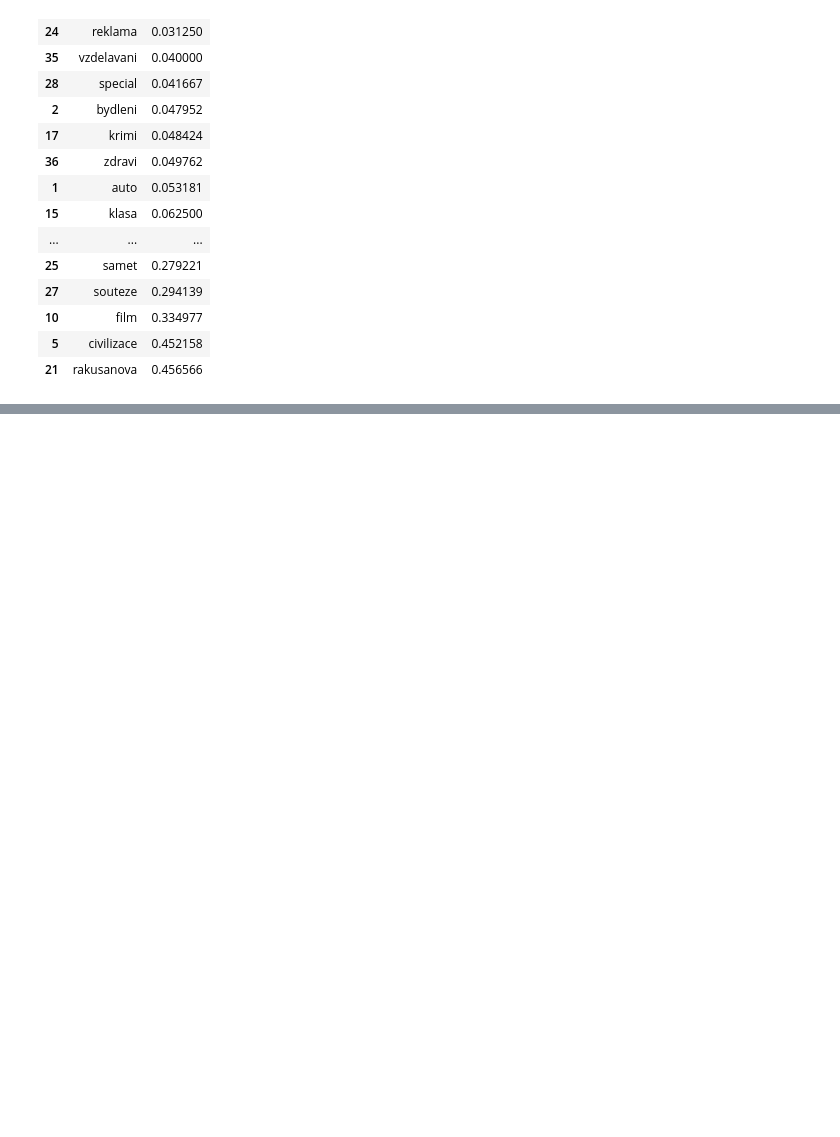
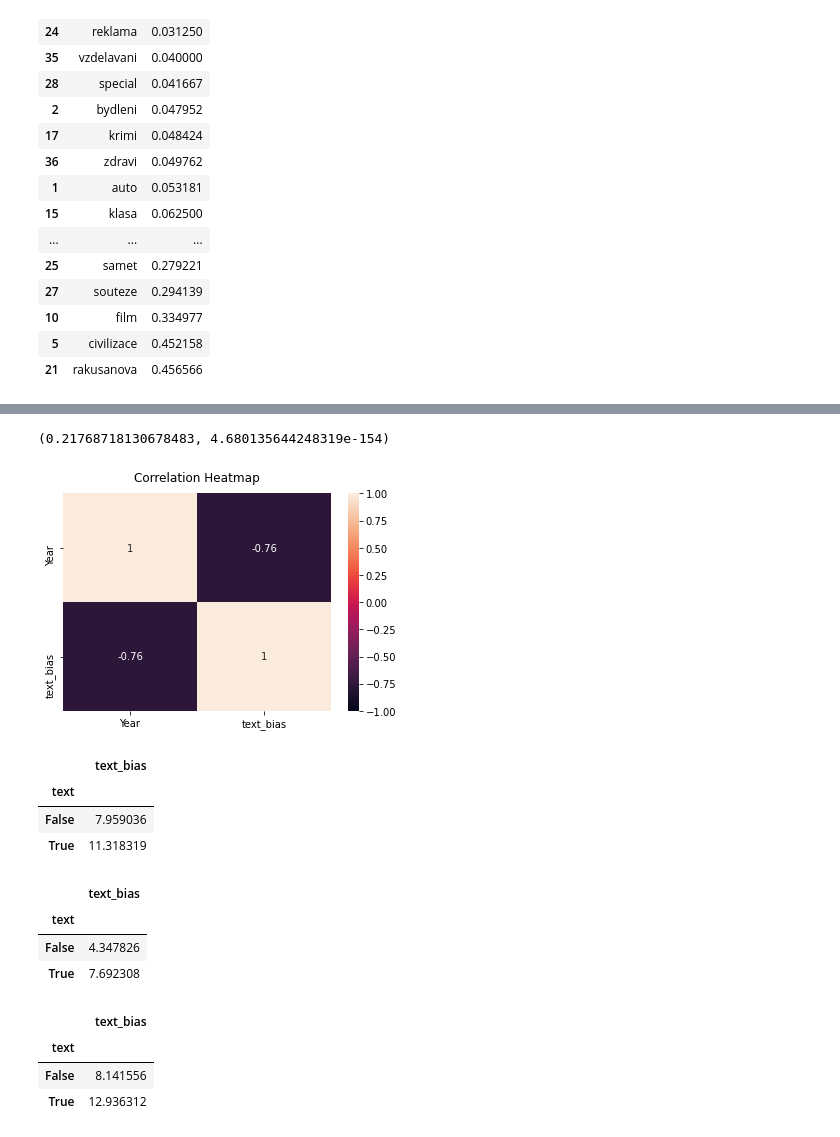
Before and after one commit to horychtom/czech-media-bias-detection, a Jupyter notebook: notebooks/media/full_pipeline/inference_experiments.ipynb, the cells around one changed output, grey strips where cells are left out. Saved outputs shown, nothing was run; the diff lists cells and outputs as text; code cells hidden in the pictures; blank space fills up the shorter version.

```diff
--- a/notebooks/media/full_pipeline/inference_experiments.ipynb
+++ b/notebooks/media/full_pipeline/inference_experiments.ipynb
@@ -290,0 +323,35 @@ df_sections.sort_values(by='text_bias')
+# %%
+pearsonr(data['text_bias'],data['length'])
+# %% [output]
+(0.21768718130678483, 4.680135644248319e-154)
+# %%
+df_years = data.groupby('Year',as_index=False).agg({'text_bias':'mean'})
+df_months = data.groupby('published',as_index=False).agg({'text_bias':'mean'})
+plt.figure(figsize=(6, 4))
+heatmap = sns.heatmap(df_years.corr(), vmin=-1, vmax=1, annot=True)
+heatmap.set_title('Correlation Heatmap', fontdict={'fontsize':12}, pad=12);
+# %% [output]
+[figure, added]
+# %%
+searchfor = ['volby', 'volební','volbách','voleb']
+data.groupby(data['text'].str.contains('|'.join(searchfor))).agg({'text_bias':'mean'})
+# %% [output]
+|  | text_bias |
+| text |  |
+| False | 7.959036 |
+| True | 11.318319 |
+# %%
+data.groupby(data['text'].str.contains('|'.join(searchfor))).agg({'text_bias':'median'})
+# %% [output]
+|  | text_bias |
+| text |  |
+| False | 4.347826 |
+| True | 7.692308 |
+# %%
+searchfor = ['Babiš', 'Babišovi','Babišovo','Babišem','Babišův']
+data.groupby(data['text'].str.contains('|'.join(searchfor))).agg({'text_bias':'mean'})
+# %% [output]
+|  | text_bias |
+| text |  |
+| False | 8.141556 |
+| True | 12.936312 |
```
Also changed, not shown: parts of 36 cells of this notebook.
